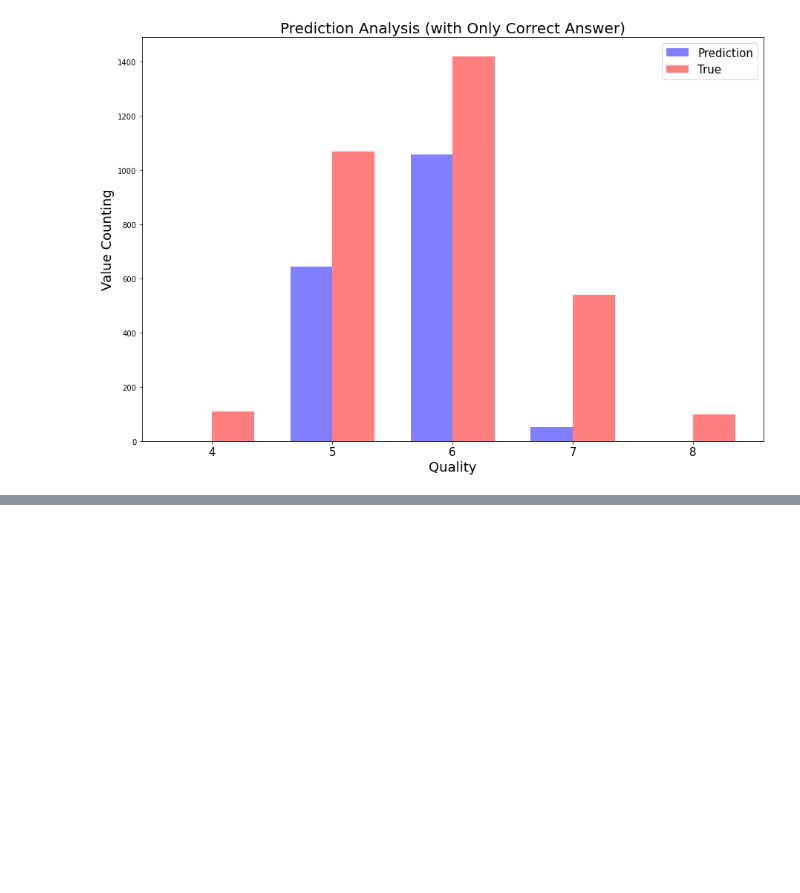
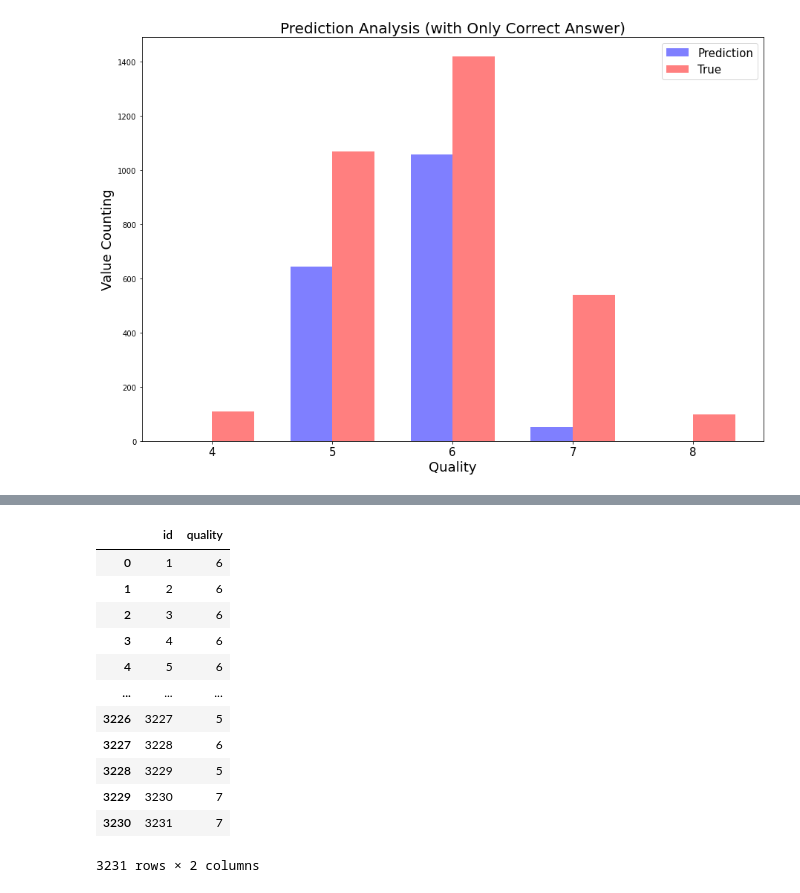
Before and after one commit to JJungEEun/dacon, a Jupyter notebook: 와인 품질 분류 경진대회/와인 품질 분류 .ipynb, the cells around one changed output, grey strips where cells are left out. Saved outputs shown, nothing was run; the diff lists cells and outputs as text; code cells hidden in the pictures; blank space fills up the shorter version.

```diff
--- a/와인 품질 분류 경진대회/와인 품질 분류 .ipynb
+++ b/와인 품질 분류 경진대회/와인 품질 분류 .ipynb
@@ -142,0 +161,9 @@ plt.show()
+# %%
+#LogisticRegression
+from sklearn.linear_model import LogisticRegression
+
+lr = LogisticRegression(solver='liblinear')
+lr.fit(X, y)
+pred_lr = lr.predict(X)
+
+print("Accuracy:", metrics.accuracy_score(y, pred_lr))
@@ -142,0 +172,10 @@ plt.show()
+# %%
+#RandomForest
+from sklearn.ensemble import RandomForestClassifier
+
+rfc = RandomForestClassifier(n_estimators=200)
+rfc.fit(X, y)
+pred_rfc = rfc.predict(X)
+
+## 가장 기초적인 성적 평가 지표들
+print("Accuracy:", metrics.accuracy_score(y, pred_rfc))
@@ -256,0 +369,18 @@ plt.show()
+# %%
+submission = pd.read_csv('data/sample_submission.csv')
+submission['quality'] = prediction
+submission
+# %% [output]
+|  | id | quality |
+| 0 | 1 | 6 |
+| 1 | 2 | 6 |
+| 2 | 3 | 6 |
+| 3 | 4 | 6 |
+| 4 | 5 | 6 |
+| ... | ... | ... |
+| 3226 | 3227 | 5 |
+| 3227 | 3228 | 6 |
+| 3228 | 3229 | 5 |
+| 3229 | 3230 | 7 |
+| 3230 | 3231 | 7 |
+3231 rows × 2 columns
```
Also changed, not shown: parts of 15 cells of this notebook.
